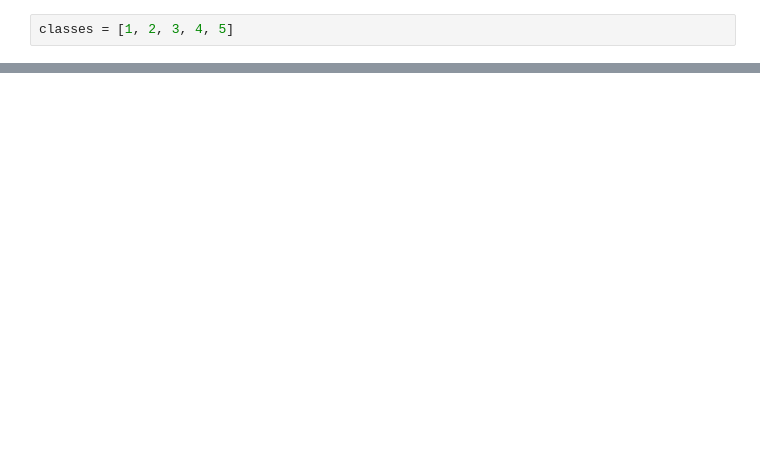
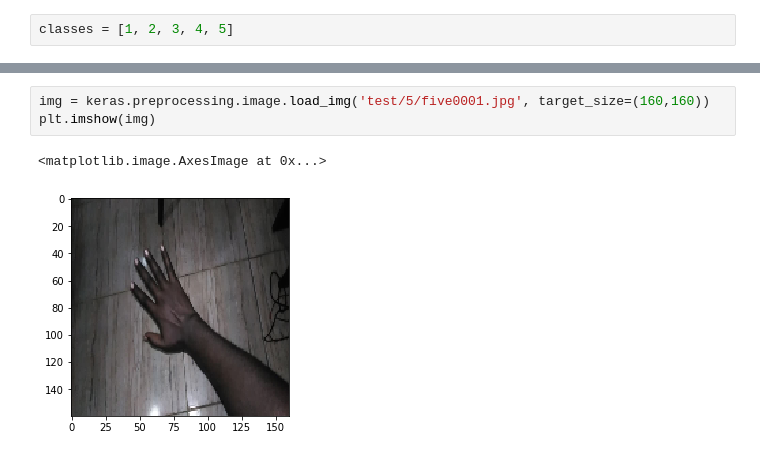
Before and after one commit to galalen/simple-hand-calc, a Jupyter notebook: handnumber_detection.ipynb, the cells around one changed output, grey strips where cells are left out. Drawn from its saved outputs; the diff is of its cells as text; blank space fills up the shorter version.

```diff
--- a/handnumber_detection.ipynb
+++ b/handnumber_detection.ipynb
@@ -142,0 +291,6 @@ model.save('newmodel.h5')
+# %%
+img = keras.preprocessing.image.load_img('test/5/five0001.jpg', target_size=(160,160))
+plt.imshow(img)
+# %% [output]
+<matplotlib.image.AxesImage at 0x...>
+[figure, added]
```
Also changed, not shown: parts of 38 cells of this notebook, 11 other files.
